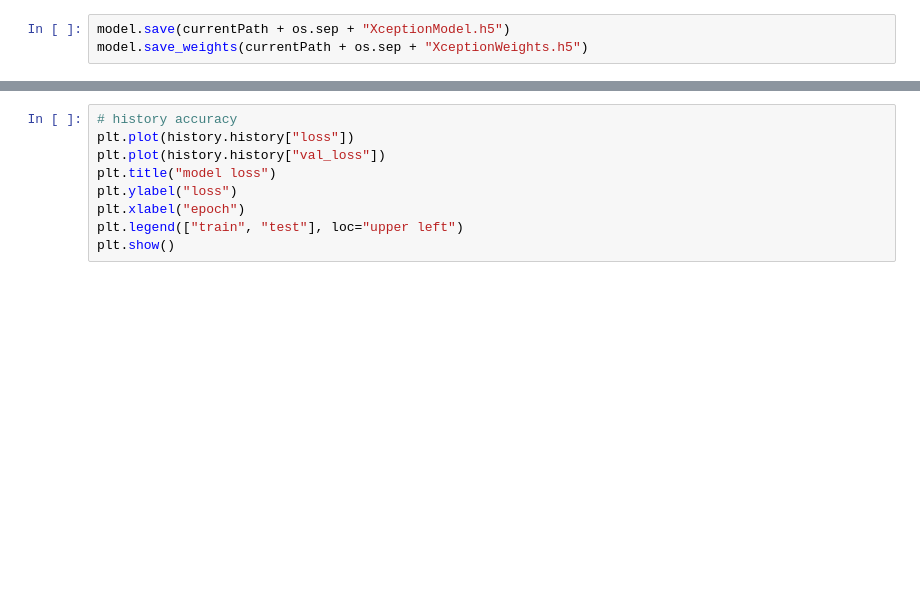
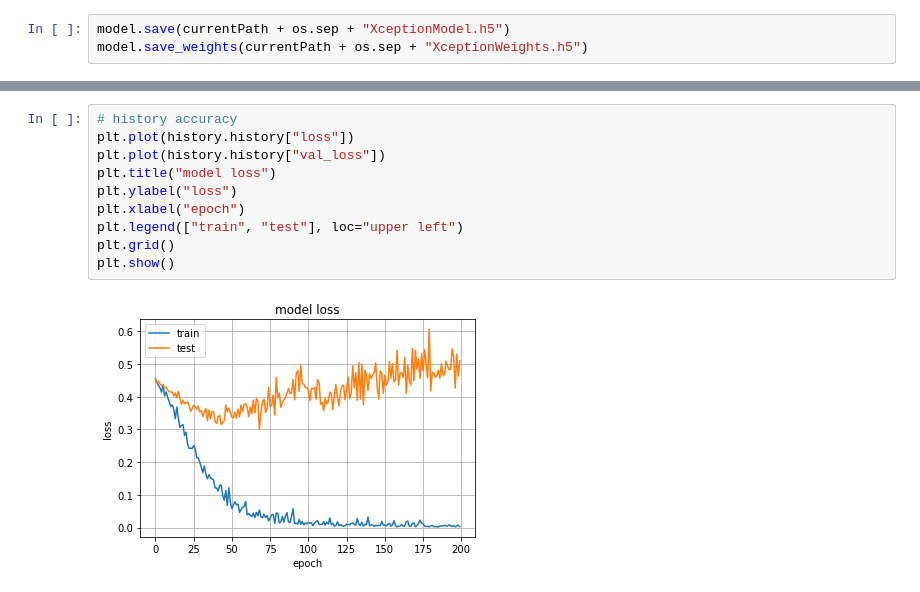
Before and after one commit to CARLOSALBERTOCORDERO/ToG_pretrain, a Jupyter notebook: Xception.ipynb, the cells around one changed output, grey strips where cells are left out. Drawn from its saved outputs; the diff is of its cells as text; blank space fills up the shorter version.

```diff
--- a/Xception.ipynb
+++ b/Xception.ipynb
@@ -153,12 +175,15 @@ plt.show()
 # %%
 # history accuracy
 plt.plot(history.history["loss"])
 plt.plot(history.history["val_loss"])
 plt.title("model loss")
 plt.ylabel("loss")
 plt.xlabel("epoch")
 plt.legend(["train", "test"], loc="upper left")
+plt.grid()
 plt.show()
+# %% [output]
+[figure, added]
 # %%
 # Lets predict
 path = valDB + os.sep + "airport" + os.sep
```
Also changed, not shown: parts of 5 cells of this notebook, 7 other files.
